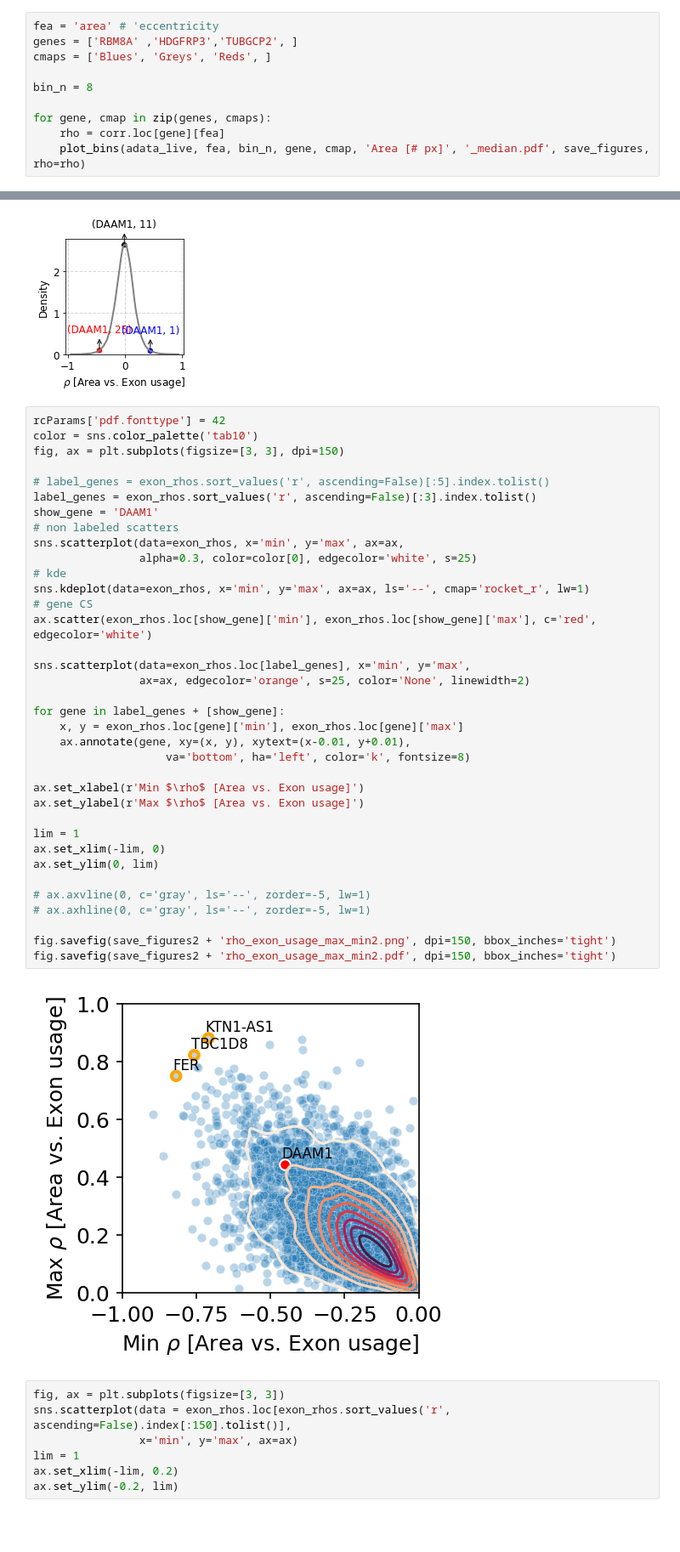
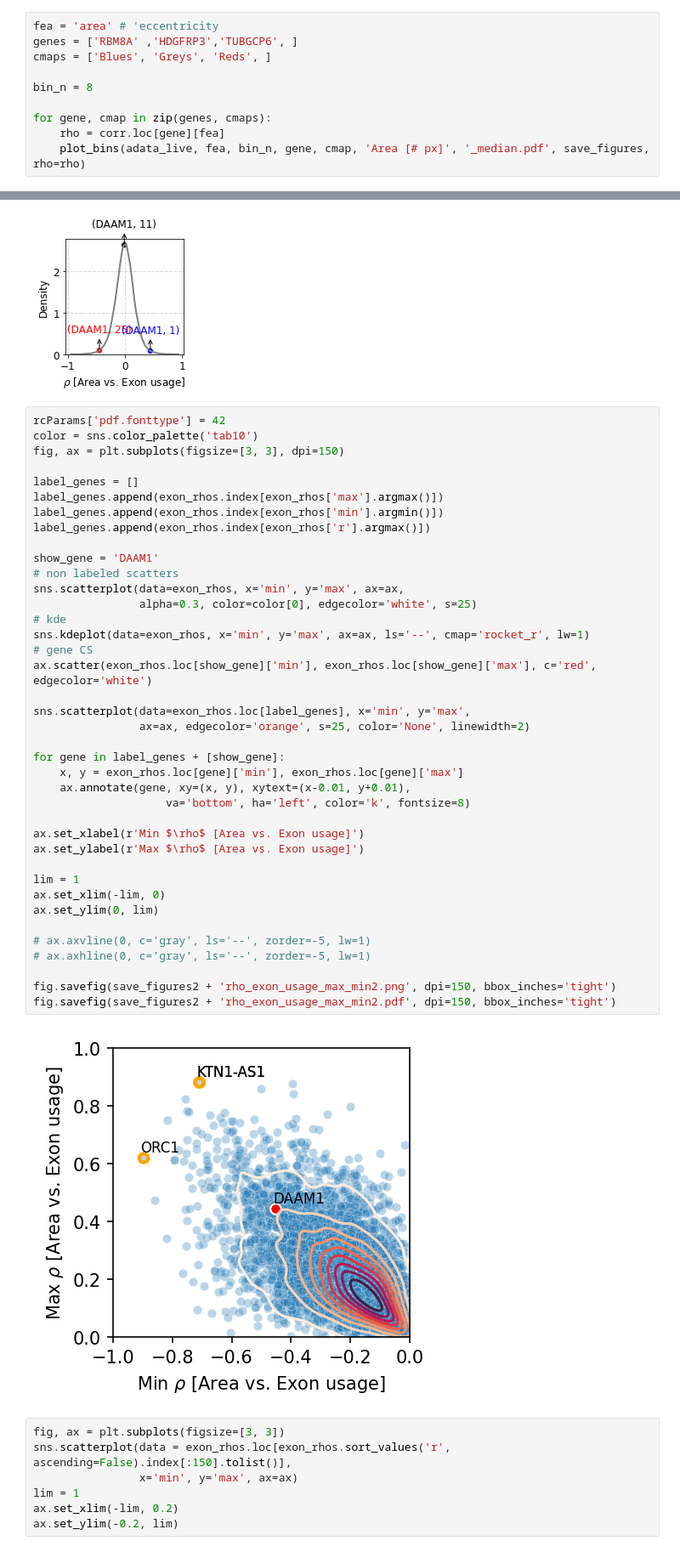
Before and after one commit to echosun77/echosun77-MCF7_hyperspectral_imaging_sequencing, a Jupyter notebook: figures/new_batches/figure3/feature_kdes.ipynb, the cells around one changed output, grey strips where cells are left out. Shown at 85% size. Cells and saved outputs as stored; diff of their text form; blank space fills up the shorter version.

```diff
--- a/figures/new_batches/figure3/feature_kdes.ipynb
+++ b/figures/new_batches/figure3/feature_kdes.ipynb
@@ -248,6 +274,6 @@ def plot_bins(adata, fea, bin_n, gene, cmap, xlabel, filetype, path=False, rho=F
 # %%
 fea = 'area' # 'eccentricity
-genes = ['RBM8A' ,'HDGFRP3','TUBGCP2', ]
+genes = ['RBM8A' ,'HDGFRP3','TUBGCP6', ]
 cmaps = ['Blues', 'Greys', 'Reds', ]
 
 bin_n = 8
@@ -532,39 +567,42 @@ rcParams['pdf.fonttype'] = 42
 color = sns.color_palette('tab10')
 fig, ax = plt.subplots(figsize=[3, 3], dpi=150)
 
-# label_genes = exon_rhos.sort_values('r', ascending=False)[:5].index.tolist()
-label_genes = exon_rhos.sort_values('r', ascending=False)[:3].index.tolist()
+label_genes = []
+label_genes.append(exon_rhos.index[exon_rhos['max'].argmax()])
+label_genes.append(exon_rhos.index[exon_rhos['min'].argmin()])
+label_genes.append(exon_rhos.index[exon_rhos['r'].argmax()])
+
 show_gene = 'DAAM1'
 # non labeled scatters
 sns.scatterplot(data=exon_rhos, x='min', y='max', ax=ax,
                 alpha=0.3, color=color[0], edgecolor='white', s=25)
 # kde
 sns.kdeplot(data=exon_rhos, x='min', y='max', ax=ax, ls='--', cmap='rocket_r', lw=1)
 # gene CS
 ax.scatter(exon_rhos.loc[show_gene]['min'], exon_rhos.loc[show_gene]['max'], c='red', edgecolor='white')
 
 sns.scatterplot(data=exon_rhos.loc[label_genes], x='min', y='max',
                 ax=ax, edgecolor='orange', s=25, color='None', linewidth=2)
 
 for gene in label_genes + [show_gene]:
     x, y = exon_rhos.loc[gene]['min'], exon_rhos.loc[gene]['max']
     ax.annotate(gene, xy=(x, y), xytext=(x-0.01, y+0.01),
                     va='bottom', ha='left', color='k', fontsize=8)
 
 ax.set_xlabel(r'Min $\rho$ [Area vs. Exon usage]')
 ax.set_ylabel(r'Max $\rho$ [Area vs. Exon usage]')
 
 lim = 1
 ax.set_xlim(-lim, 0)
 ax.set_ylim(0, lim)
 
 # ax.axvline(0, c='gray', ls='--', zorder=-5, lw=1)
 # ax.axhline(0, c='gray', ls='--', zorder=-5, lw=1)
 
 fig.savefig(save_figures2 + 'rho_exon_usage_max_min2.png', dpi=150, bbox_inches='tight')
 fig.savefig(save_figures2 + 'rho_exon_usage_max_min2.pdf', dpi=150, bbox_inches='tight')
 # %% [output]
-[figure, old version]
+[figure, new version]
 # %%
 fig, ax = plt.subplots(figsize=[3, 3])
 sns.scatterplot(data = exon_rhos.loc[exon_rhos.sort_values('r', ascending=False).index[:150].tolist()],
```
Also changed, not shown: parts of 12 cells of this notebook, 8 other files.
